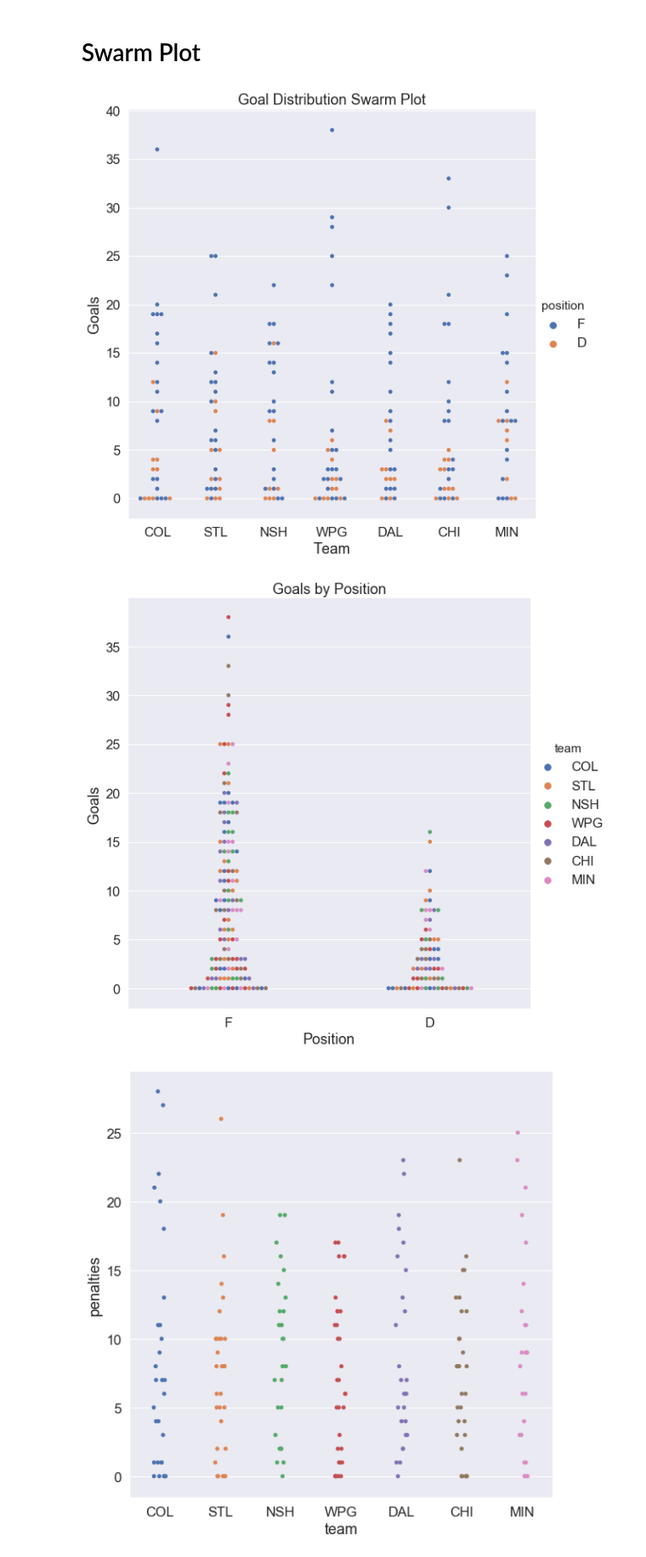
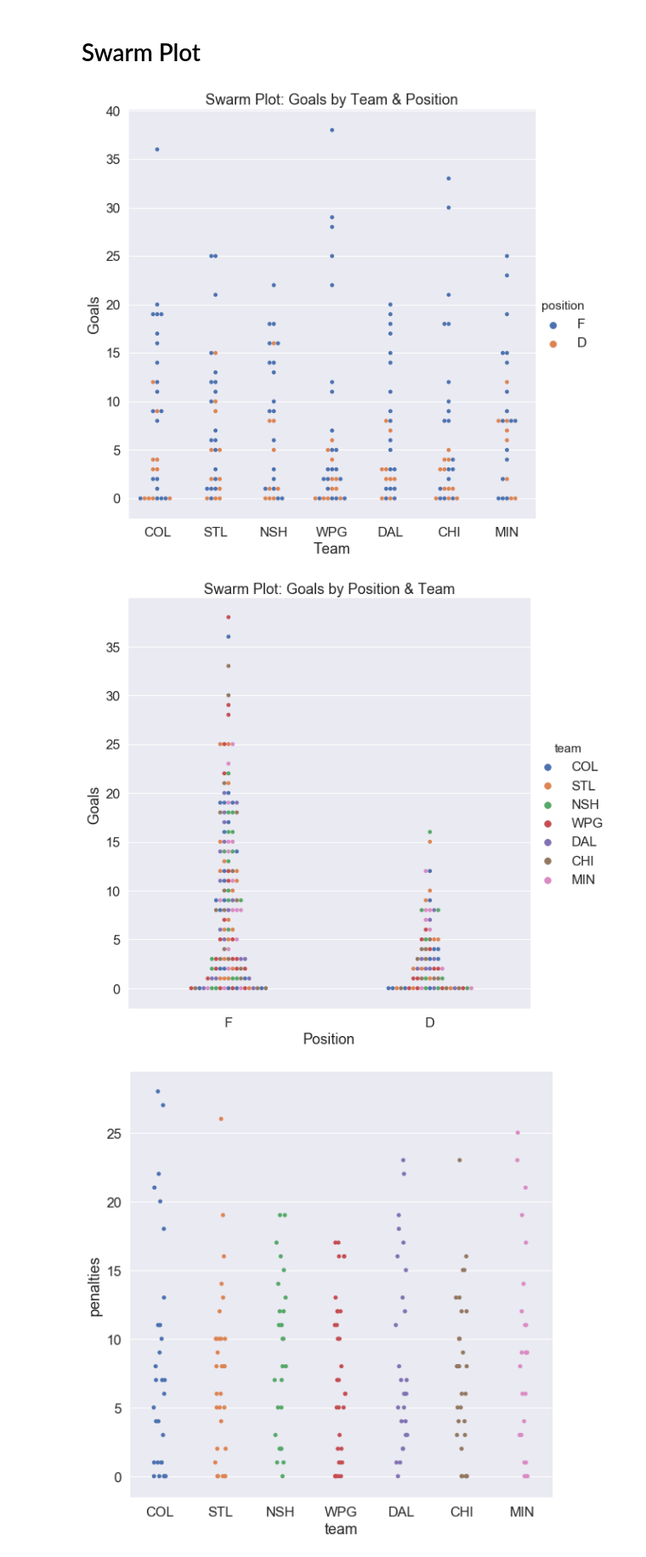
Before and after one commit to andrewcole33/blackhawks_salary_analysis, a Jupyter notebook: all_skaters.ipynb, the cells around one changed output. Shown at 85% size. Saved outputs shown, nothing was run; the diff lists cells and outputs as text; code cells hidden in the pictures.

```diff
--- a/all_skaters.ipynb
+++ b/all_skaters.ipynb
@@ -99,13 +99,13 @@ p.fig.set_size_inches([12,8])
 # Swarm Plot
 # %%
 c = sns.catplot(x = 'team', y = 'goals', hue = 'position', kind = 'swarm', data = central2, height = 8, aspect = 1)
-c.set(xlabel = 'Team', ylabel = 'Goals', title = 'Swarm Plot: Goals by ');
+c.set(xlabel = 'Team', ylabel = 'Goals', title = 'Swarm Plot: Goals by Team & Position');
 # %% [output]
-[figure, old version]
+[figure, new version]
 # %%
 d = sns.catplot(x = 'position', y = 'goals', hue = 'team', kind = 'swarm', data = central2, height = 8, aspect = 1)
-d.set(xlabel = 'Position', ylabel = 'Goals', title = 'Goals by Position');
+d.set(xlabel = 'Position', ylabel = 'Goals', title = 'Swarm Plot: Goals by Position & Team');
 # %% [output]
-[figure, old version]
+[figure, new version]
 # %%
 t = sns.catplot(data = central, y = 'penalties', x = 'team', height = 8, aspect = 1)
```
Also changed, not shown: parts of 10 cells of this notebook.
